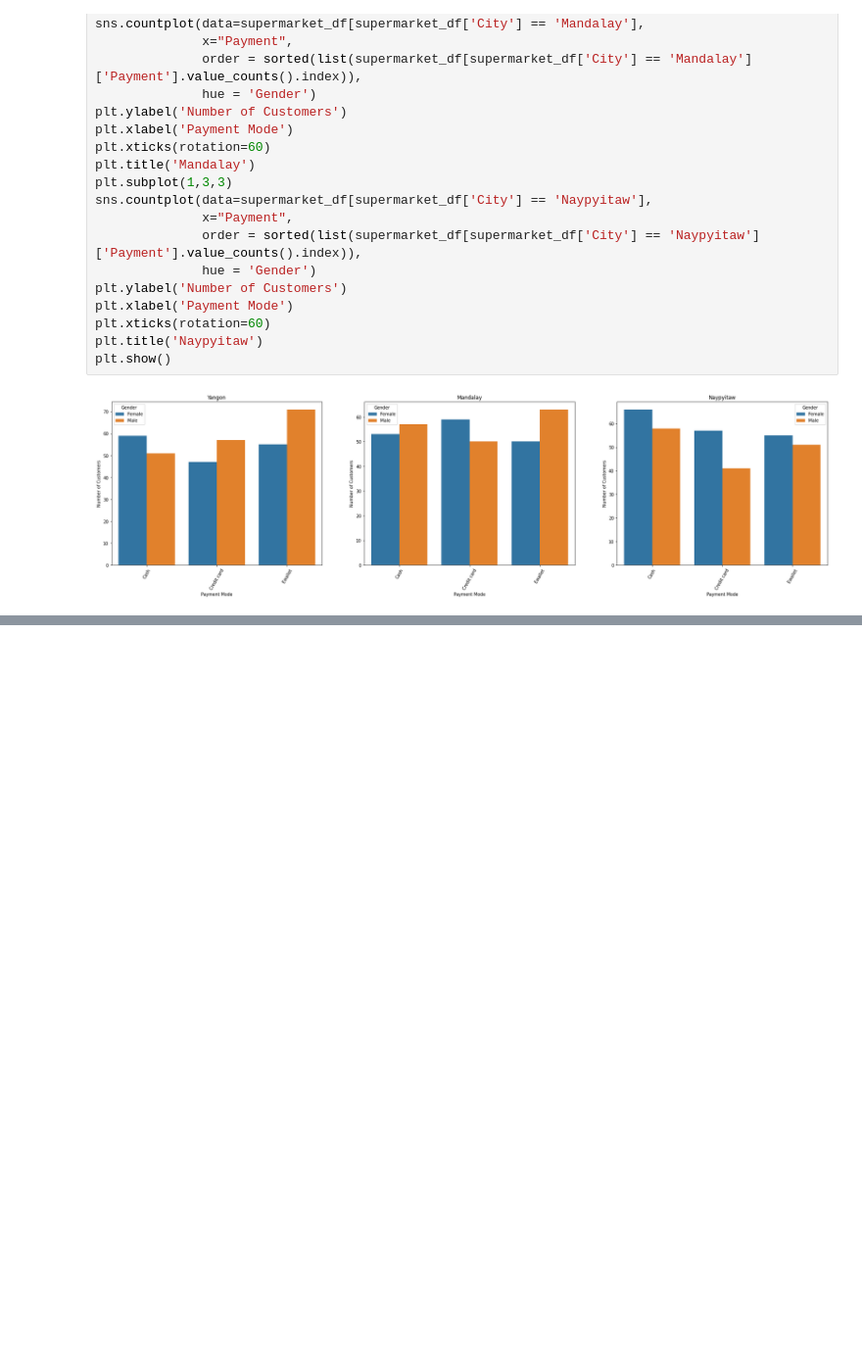
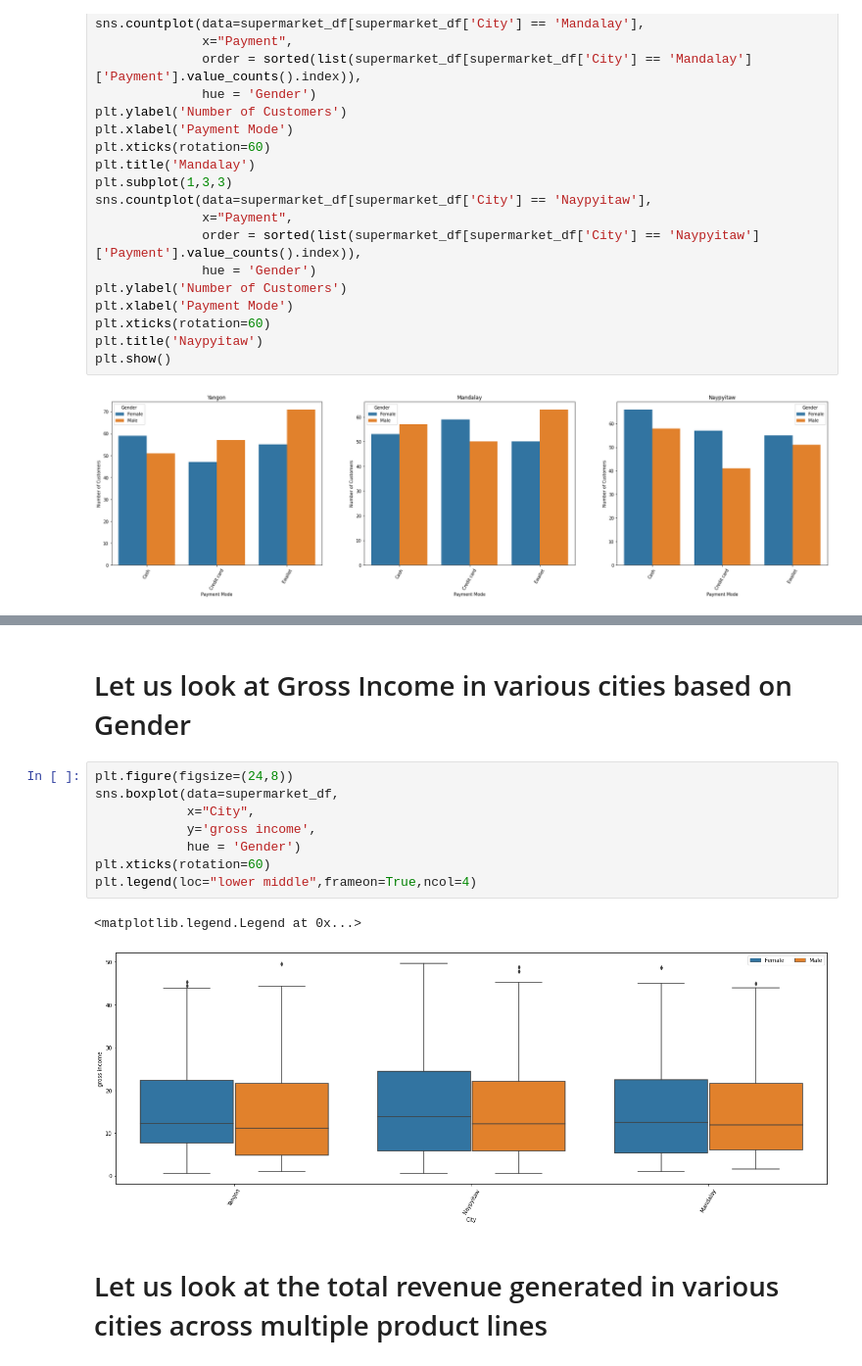
Before and after one commit to SC30GSWNBA/Myanmar_Superstores_EDA, a Jupyter notebook: Business_Case_Supermarket_Sales.ipynb, the cells around one changed output, grey strips where cells are left out. Shown at 98% size. Cells and saved outputs as stored; diff of their text form; blank space fills up the shorter version.

```diff
--- a/Business_Case_Supermarket_Sales.ipynb
+++ b/Business_Case_Supermarket_Sales.ipynb
@@ -339,0 +397,15 @@ plt.show()
+# %% [markdown]
+# Let us look at Gross Income in various cities based on Gender
+# %%
+plt.figure(figsize=(24,8))
+sns.boxplot(data=supermarket_df,
+            x="City",
+            y='gross income',
+            hue = 'Gender')
+plt.xticks(rotation=60)
+plt.legend(loc="lower middle",frameon=True,ncol=4)
+# %% [output]
+<matplotlib.legend.Legend at 0x...>
+[figure, added]
+# %% [markdown]
+# Let us look at the total revenue generated in various cities across multiple product lines
```
Also changed, not shown: parts of 23 cells of this notebook.
